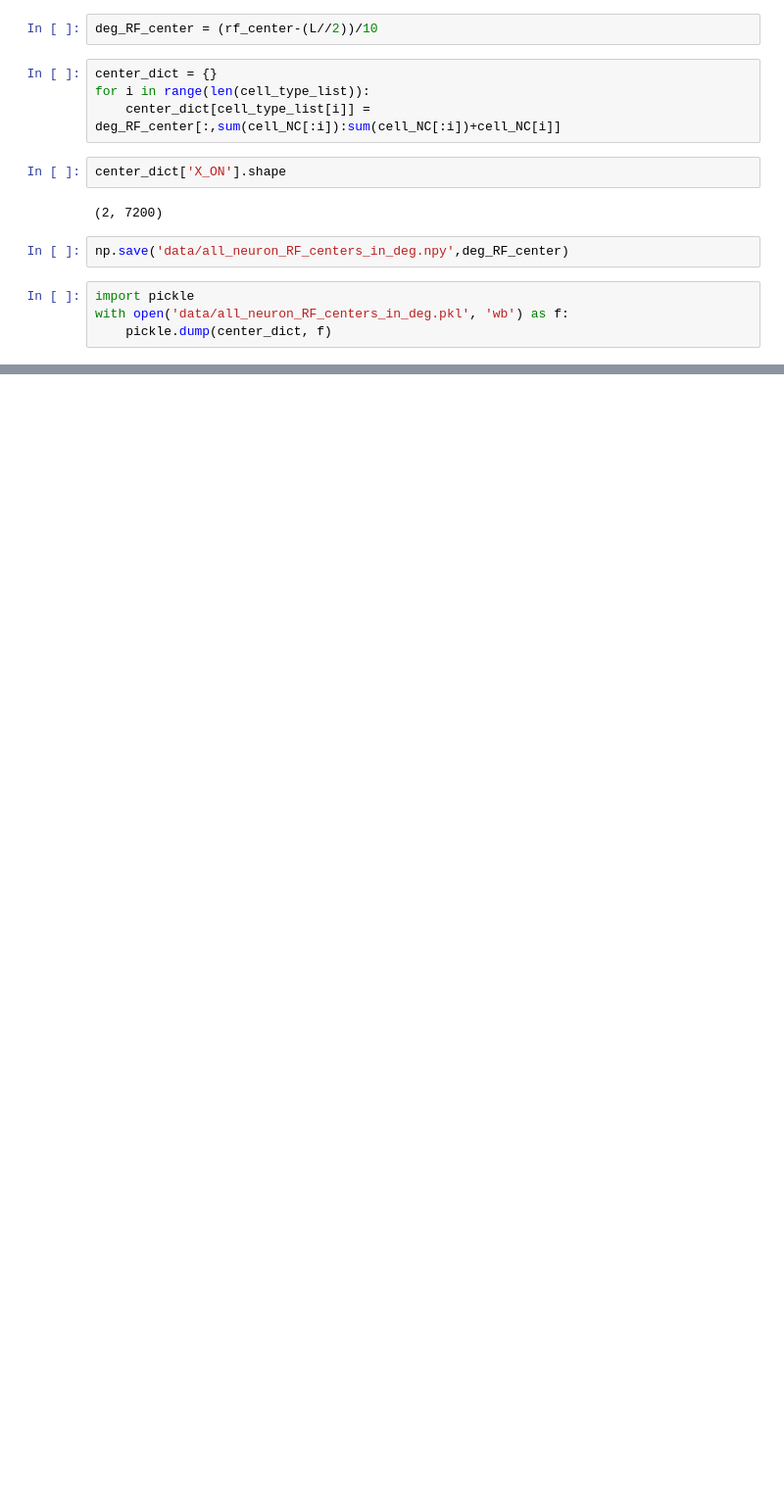
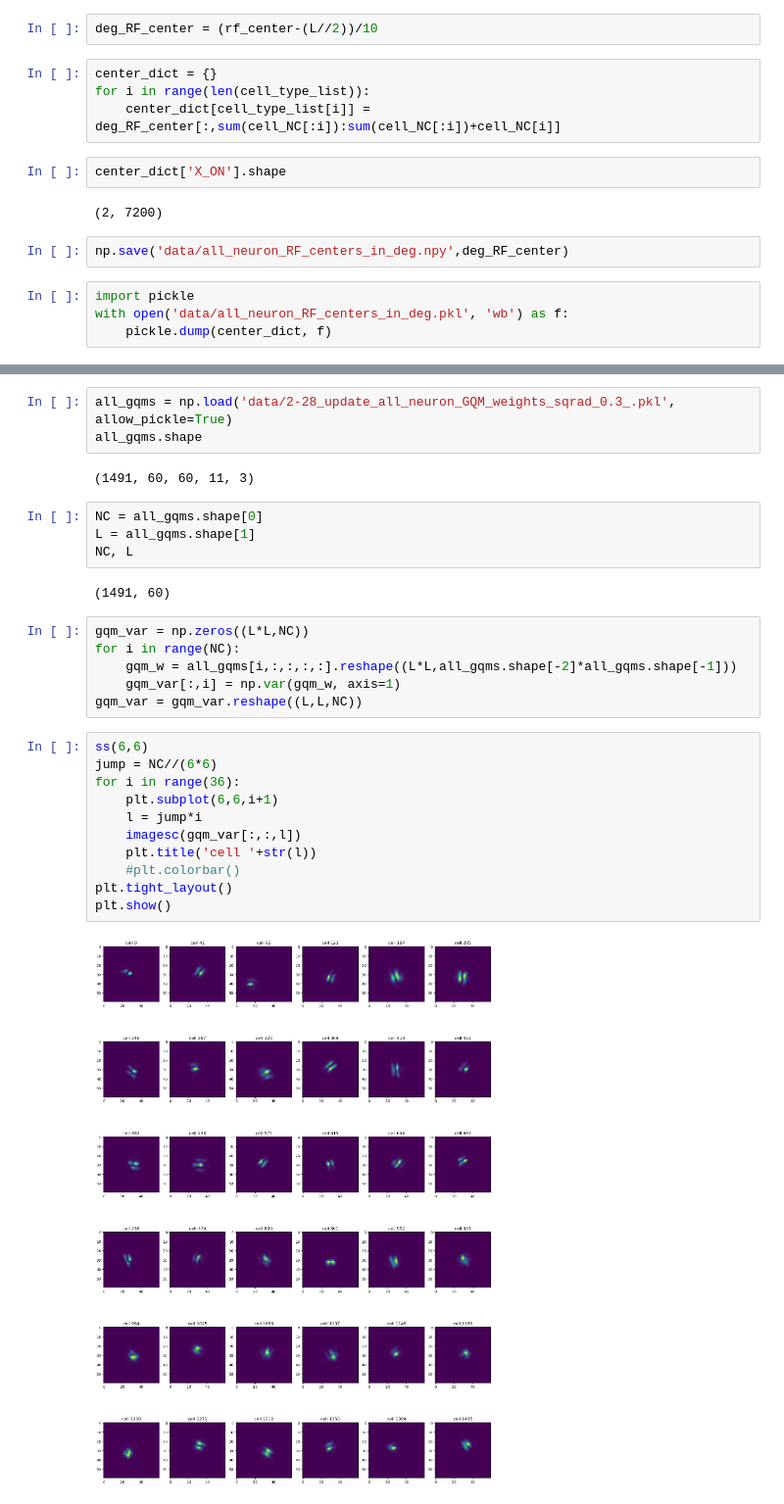
Before and after one commit to IsabelF98/Cloud_SynthData_Proj, a Jupyter notebook: RF_center_pos.ipynb, the cells around one changed output, grey strips where cells are left out. Shown at 98% size. Drawn from its saved outputs; the diff is of its cells as text; blank space fills up the shorter version.

```diff
--- a/RF_center_pos.ipynb
+++ b/RF_center_pos.ipynb
@@ -353,0 +356,30 @@ with open('data/all_neuron_RF_centers_in_deg.pkl', 'wb') as f:
+# %%
+all_gqms = np.load('data/2-28_update_all_neuron_GQM_weights_sqrad_0.3_.pkl', allow_pickle=True)
+all_gqms.shape
+# %% [output]
+(1491, 60, 60, 11, 3)
+# %%
+NC = all_gqms.shape[0]
+L = all_gqms.shape[1]
+NC, L
+# %% [output]
+(1491, 60)
+# %%
+gqm_var = np.zeros((L*L,NC))
+for i in range(NC):
+    gqm_w = all_gqms[i,:,:,:,:].reshape((L*L,all_gqms.shape[-2]*all_gqms.shape[-1]))
+    gqm_var[:,i] = np.var(gqm_w, axis=1)
+gqm_var = gqm_var.reshape((L,L,NC))
+# %%
+ss(6,6)
+jump = NC//(6*6)
+for i in range(36):
+    plt.subplot(6,6,i+1)
+    l = jump*i
+    imagesc(gqm_var[:,:,l])
+    plt.title('cell '+str(l))
+    #plt.colorbar()
+plt.tight_layout()
+plt.show()
+# %% [output]
+[figure, added]
```
Also changed, not shown: parts of 6 cells of this notebook, 5 other files.
